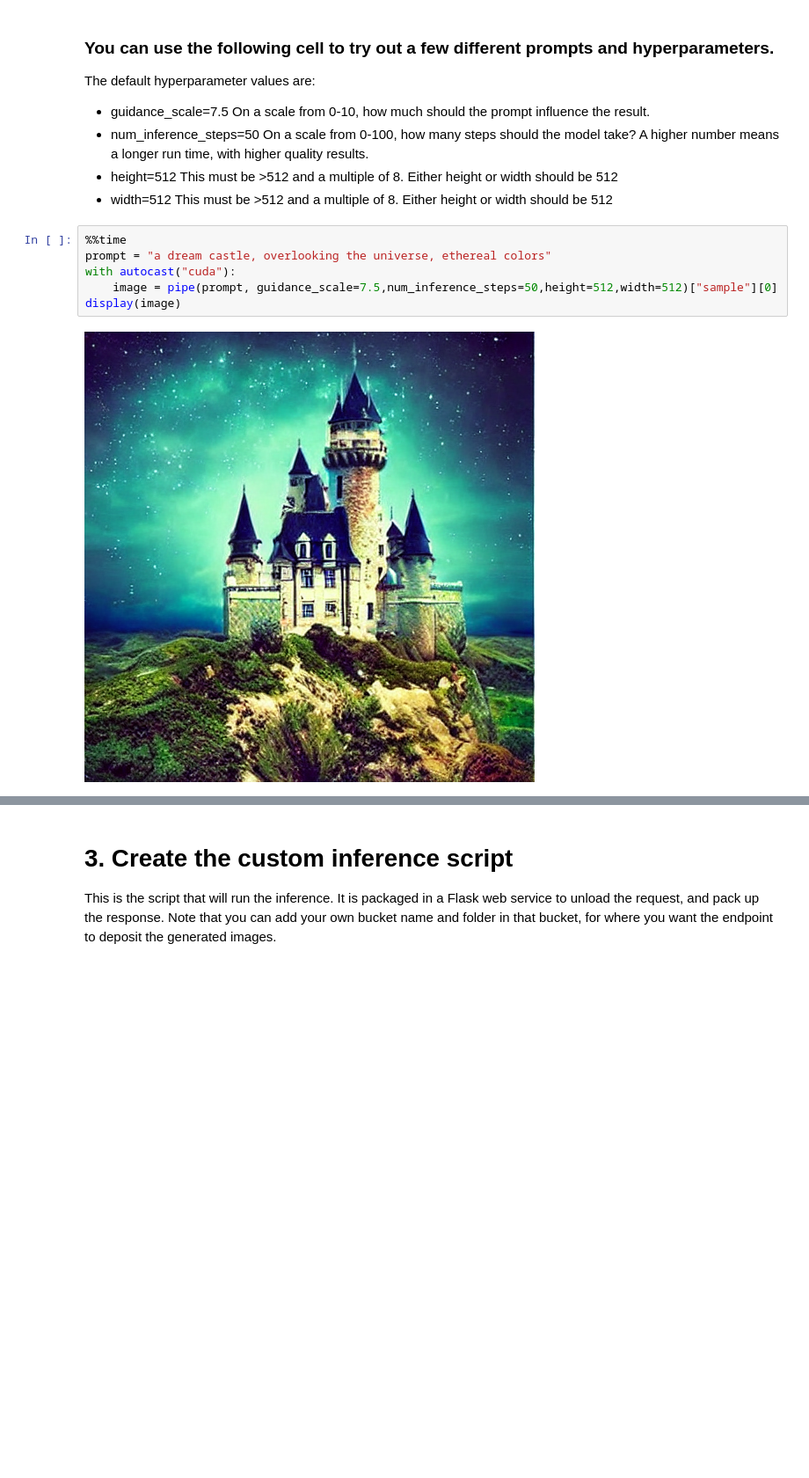
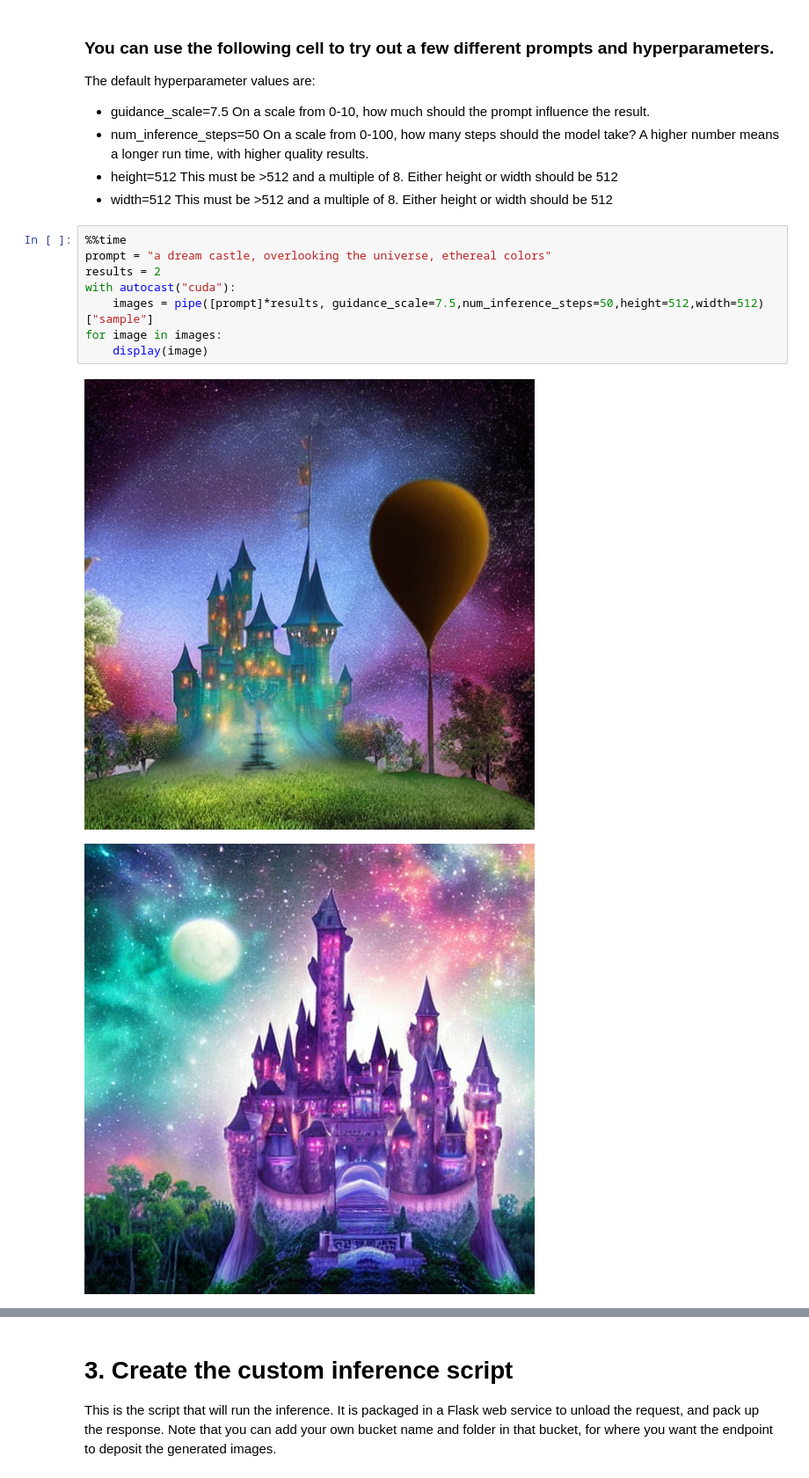
Before and after one commit to aws-samples/amazon-sagemaker-image-based-transformers-examples, a Jupyter notebook: text-to-image-custom-container/Text to Image Container Build.ipynb, the cells around one changed output, grey strips where cells are left out. Shown at 88% size. Saved outputs shown, nothing was run; the diff lists cells and outputs as text; blank space fills up the shorter version.

Commit message:
added results parameter for generating multiple images at once.

```diff
--- a/text-to-image-custom-container/Text to Image Container Build.ipynb
+++ b/text-to-image-custom-container/Text to Image Container Build.ipynb
@@ -230,8 +229,11 @@ The default hyperparameter values are:
 # %%
 %%time
 prompt = "a dream castle, overlooking the universe, ethereal colors"
+results = 2
 with autocast("cuda"):
-    image = pipe(prompt, guidance_scale=7.5,num_inference_steps=50,height=512,width=512)["sample"][0]
-display(image)
+    images = pipe([prompt]*results, guidance_scale=7.5,num_inference_steps=50,height=512,width=512)["sample"]
+for image in images:
+    display(image)
 # %% [output]
-[figure, old version]
+[figure, new version]
+[figure, added]
```
Also changed, not shown: parts of 12 cells of this notebook, 1 other file.
